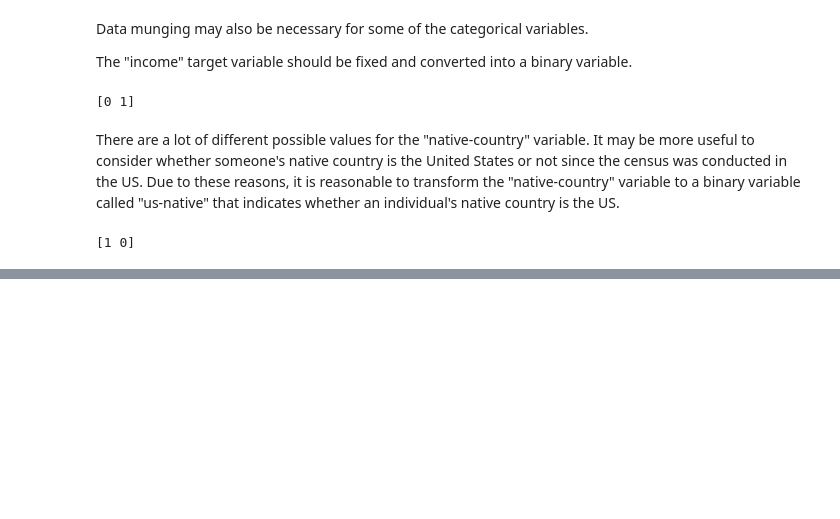
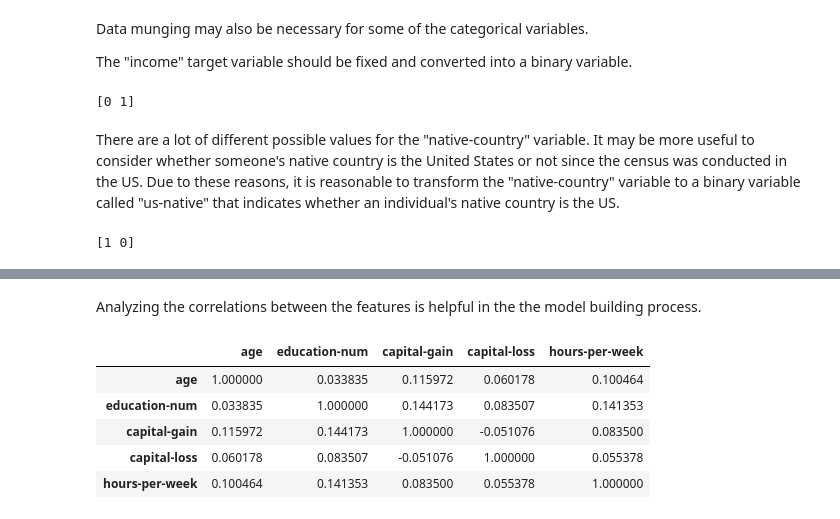
Before and after one commit to niranjsasikumar/Income-Analysis, a Jupyter notebook: income_analysis.ipynb, the cells around one changed output, grey strips where cells are left out. Saved outputs shown, nothing was run; the diff lists cells and outputs as text; code cells hidden in the pictures; blank space fills up the shorter version.

```diff
--- a/income_analysis.ipynb
+++ b/income_analysis.ipynb
@@ -149,0 +178,11 @@ In summary, as a result of the data cleaning, 3,620 rows and 2 columns were drop
+# %% [markdown]
+Analyzing the correlations between the features is helpful in the the model building process.
+# %%
+data[numerical_features].corr()
+# %% [output]
+|  | age | education-num | capital-gain | capital-loss | hours-per-week |
+| age | 1.000000 | 0.033835 | 0.115972 | 0.060178 | 0.100464 |
+| education-num | 0.033835 | 1.000000 | 0.144173 | 0.083507 | 0.141353 |
+| capital-gain | 0.115972 | 0.144173 | 1.000000 | -0.051076 | 0.083500 |
+| capital-loss | 0.060178 | 0.083507 | -0.051076 | 1.000000 | 0.055378 |
+| hours-per-week | 0.100464 | 0.141353 | 0.083500 | 0.055378 | 1.000000 |
```
Also changed, not shown: parts of 18 cells of this notebook, 3 other files.
